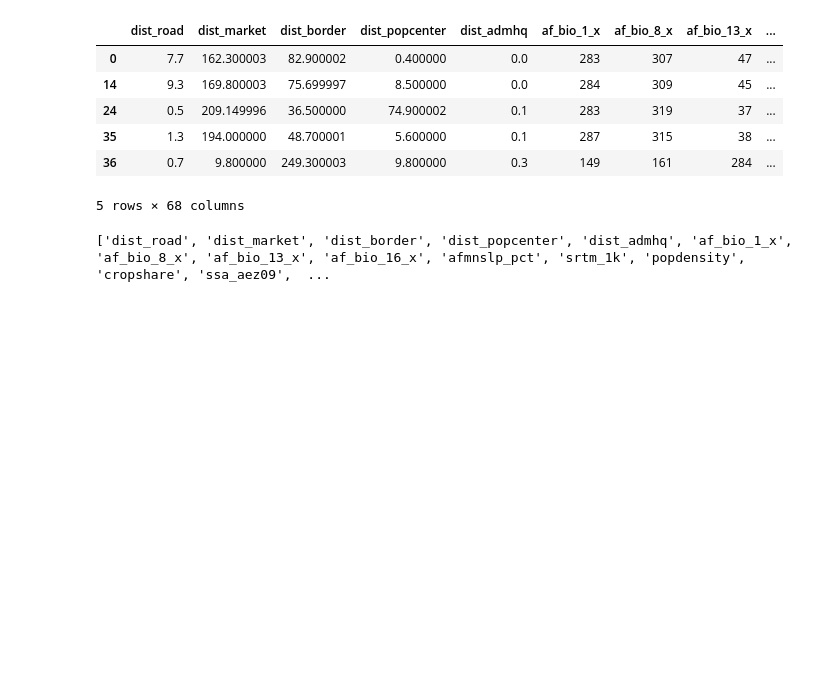
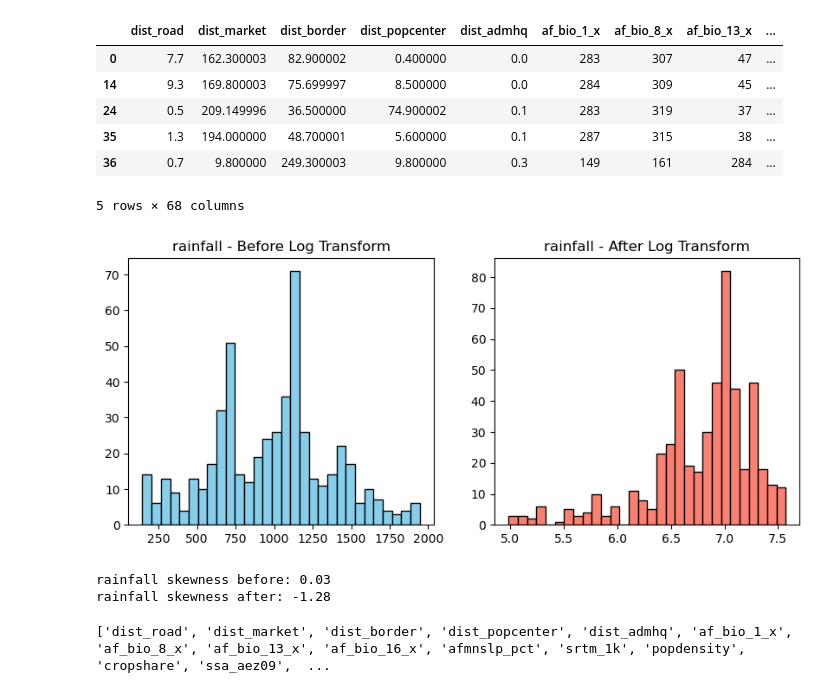
Before and after one commit to demirewu-manidefro/-rainfall-pradction-ml, a Jupyter notebook: rainfall.ipynb, the cells around one changed output. Saved outputs shown, nothing was run; the diff lists cells and outputs as text; code cells hidden in the pictures; blank space fills up the shorter version.

```diff
--- a/rainfall.ipynb
+++ b/rainfall.ipynb
@@ -296,6 +296,45 @@ df_cleaned.head()
 | 35 | 1.3 | 194.000000 | 48.700001 | 5.600000 | 0.1 | 287 | 315 | 38 | ... |
 | 36 | 0.7 | 9.800000 | 249.300003 | 9.800000 | 0.3 | 149 | 161 | 284 | ... |
 5 rows × 68 columns
+# %%
+import numpy as np
+import matplotlib.pyplot as plt
+
+# Identify numeric columns
+numeric_cols = df_cleaned.select_dtypes(include=['number']).columns
+
+# Apply log transformation (add 1 to avoid log(0))
+df_log = df_cleaned.copy()
+for col in numeric_cols:
+    if (df_cleaned[col] >= 0).all():
+        df_log[col + '_log'] = np.log1p(df_cleaned[col])
+    else:
+        print(f"Column {col} has negative values, skipping log transform.")
+
+# Step 4: Visualize before and after for each column (or selected column, e.g., 'rainfall')
+selected_cols = ['rainfall']  # you can add more columns here
+
+for col in selected_cols:
+    plt.figure(figsize=(10,4))
+
+    plt.subplot(1,2,1)
+    plt.hist(df_cleaned[col], bins=30, color='skyblue', edgecolor='black')
+    plt.title(f"{col} - Before Log Transform")
+
+    plt.subplot(1,2,2)
+    plt.hist(df_log[col + '_log'], bins=30, color='salmon', edgecolor='black')
+    plt.title(f"{col} - After Log Transform")
+
+    plt.show()
+
+# Optional: Check skewness
+for col in selected_cols:
+    print(f"{col} skewness before: {df_cleaned[col].skew():.2f}")
+    print(f"{col} skewness after: {df_log[col + '_log'].skew():.2f}\n")
+# %% [output]
+[figure, added]
+rainfall skewness before: 0.03
+rainfall skewness after: -1.28
 # %%
 
 print(df_cleaned.columns.tolist())
```
Also changed, not shown: parts of 10 cells of this notebook.
